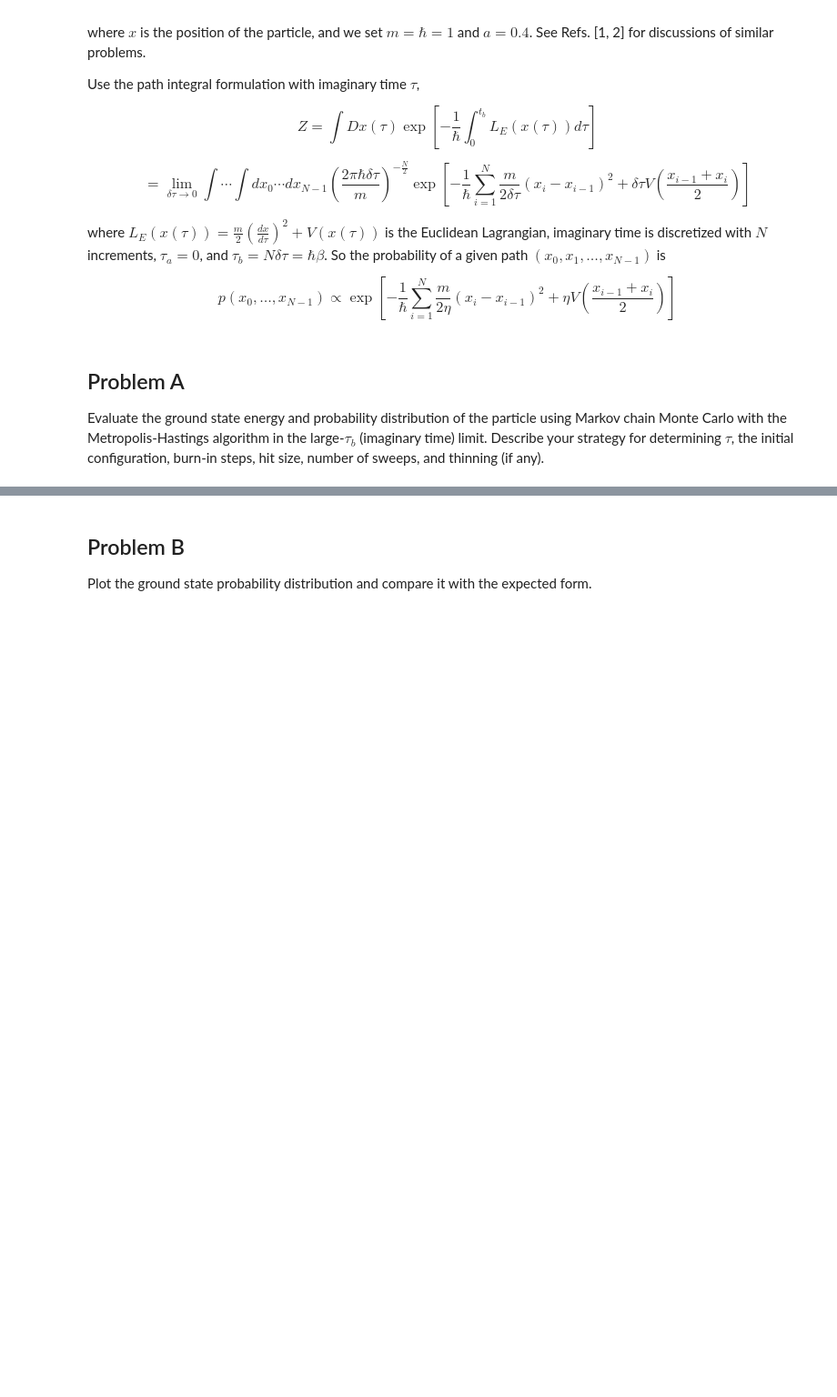
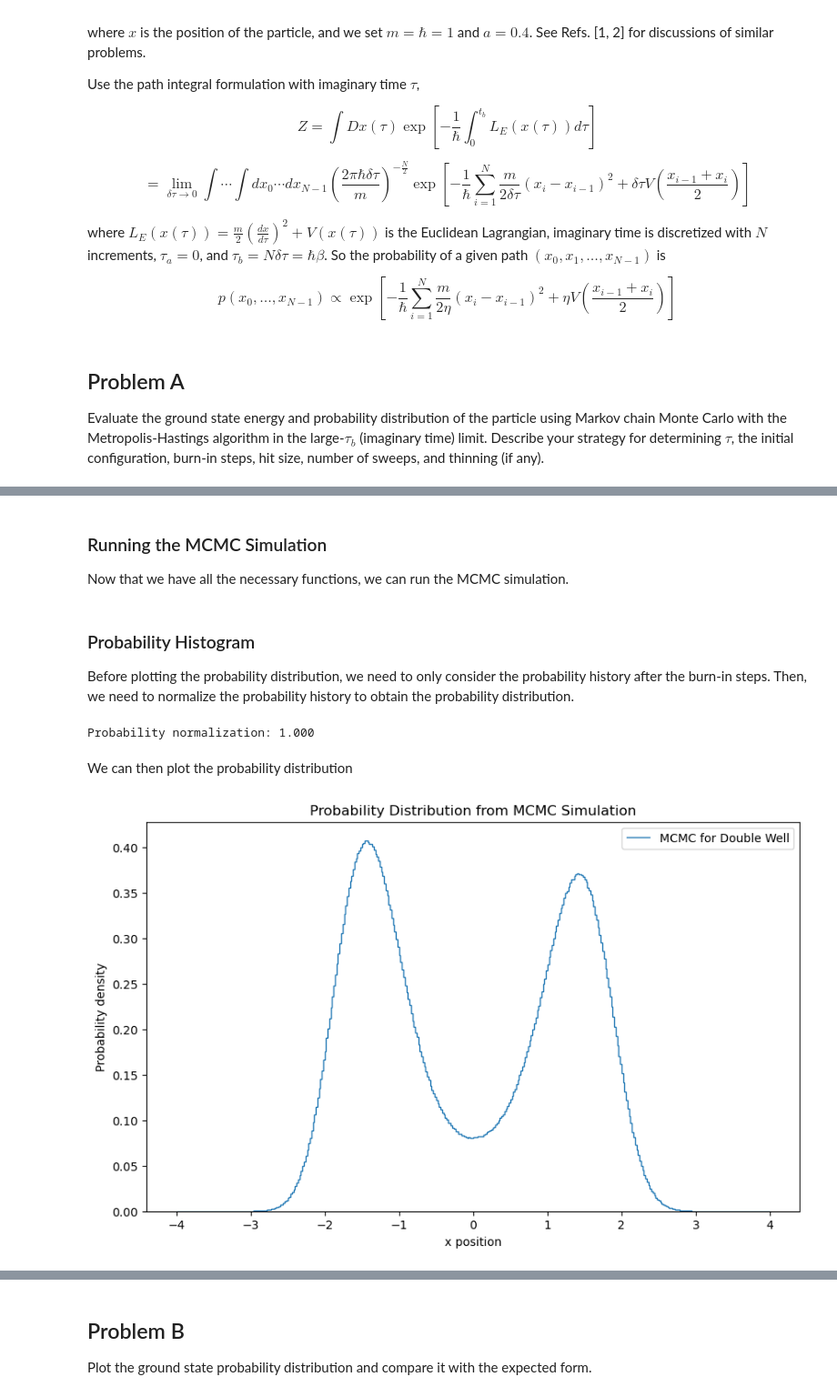
Before and after one commit to Girish-Krishnan/ucsd-phys142-double-well-mcmc-a, a Jupyter notebook: project.ipynb, the cells around one changed output, grey strips where cells are left out. Shown at 91% size. Saved outputs shown, nothing was run; the diff lists cells and outputs as text; code cells hidden in the pictures; blank space fills up the shorter version.

```diff
--- a/project.ipynb
+++ b/project.ipynb
@@ -30,0 +67,3 @@ Evaluate the ground state energy and probability distribution of the particle us
+# %%
+# Instead of doing initialization with zeros, let's initialize randomly with either 1/sqrt(alpha) or -1/sqrt(alpha)
+x_path = np.random.choice([-1/np.sqrt(ALPHA), 1/np.sqrt(ALPHA)], NTAU)
@@ -30,0 +74,7 @@ Evaluate the ground state energy and probability distribution of the particle us
+# %%
+@numba.jit
+def V_double_well(x, alpha):
+    """
+    Double well potential function V(x) = alpha * x^4 - 2 * x^2 + 1/alpha
+    """
+    return alpha * x**4 - 2 * x**2 + 1/alpha
@@ -30,0 +179,49 @@ Evaluate the ground state energy and probability distribution of the particle us
+# %% [markdown]
+### Running the MCMC Simulation
+
+Now that we have all the necessary functions, we can run the MCMC simulation.
+# %%
+# Running the MCMC simulation
+energy_values = []
+action_values = []
+hists = []
+energy_calculation_interval = 100 # Calculate the ground state energy every 100 sweeps
+
+for sweep in tqdm(range(SWEEPS), desc='MCMC Sweeps'):
+    hist = MCMC(x_path, M, DELTATAU, ALPHA, HITSIZE, XLOW, XHIGH, NTAU)
+    if sweep % THINNING == 0:
+        prob_histogram += hist
+        hists.append(hist)
+
+        if sweep % energy_calculation_interval == 0 and sweep != 0: # Calculate the ground state energy every energy_calculation_interval sweeps
+            prob_histogram_normalized = prob_histogram / np.sum(prob_histogram) / DELTAX
+            energy_values.append(ground_state_energy(prob_histogram_normalized, DELTAX, ALPHA))
+            action_values.append(total_action(x_path, M, DELTATAU, ALPHA, NXBINS))
+# %% [markdown]
+### Probability Histogram
+
+Before plotting the probability distribution, we need to only consider the probability history after the burn-in steps. Then, we need to normalize the probability history to obtain the probability distribution.
+# %%
+# Take only the values after burn-in
+prob_histogram = np.sum(hists[BURNIN//THINNING:], axis=0)
+
+# Normalize the probability histogram
+prob_histogram_normalized = prob_histogram / np.sum(prob_histogram) / DELTAX
+
+# Check the normalization of the probability histogram
+print(f'Probability normalization: {np.sum(prob_histogram_normalized) * DELTAX:.3f}')
+# %% [output]
+Probability normalization: 1.000
+# %% [markdown]
+We can then plot the probability distribution
+# %%
+# Plotting the probability distribution
+plt.figure(figsize=(10, 6))
+plt.stairs(prob_histogram_normalized, x_bins, label='MCMC for Double Well')
+plt.title('Probability Distribution from MCMC Simulation')
+plt.xlabel('x position')
+plt.ylabel('Probability density')
+plt.legend()
+plt.show()
+# %% [output]
+[figure, added]
```
Also changed, not shown: parts of 33 cells of this notebook, 1 other file.
